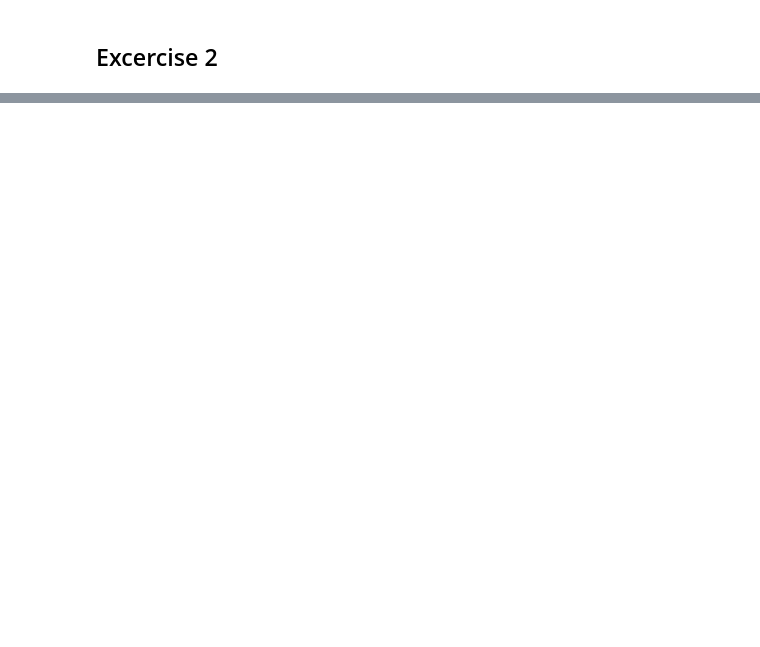
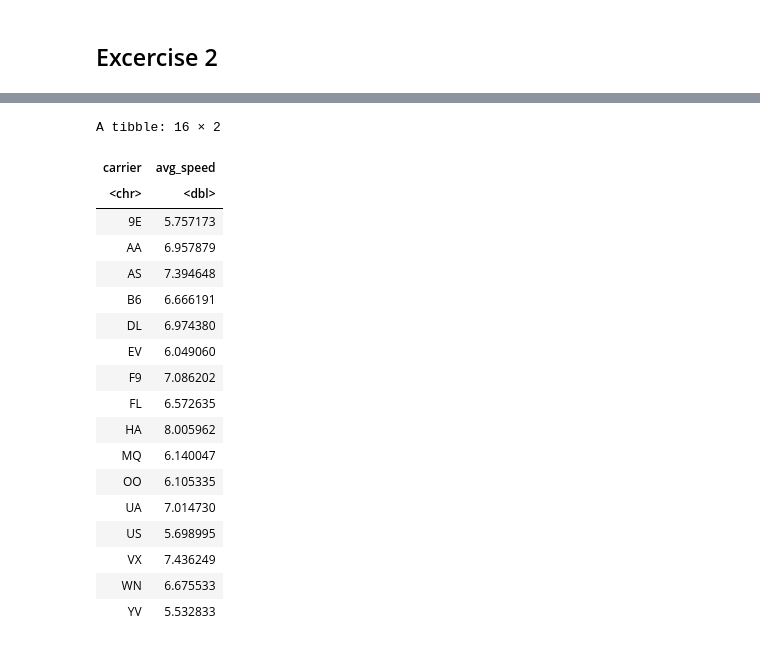
Before and after one commit to glennnoronha/R, a Jupyter notebook: data_transformation.ipynb, the cells around one changed output, grey strips where cells are left out. Saved outputs shown, nothing was run; the diff lists cells and outputs as text; code cells hidden in the pictures; blank space fills up the shorter version.

```diff
--- a/data_transformation.ipynb
+++ b/data_transformation.ipynb
@@ -615,0 +647,22 @@ A tibble: 5 × 19
+# %%
+flights |>
+# %% [output]
+A tibble: 16 × 2
+| carrier | avg_speed |
+| <chr> | <dbl> |
+| 9E | 5.757173 |
+| AA | 6.957879 |
+| AS | 7.394648 |
+| B6 | 6.666191 |
+| DL | 6.974380 |
+| EV | 6.049060 |
+| F9 | 7.086202 |
+| FL | 6.572635 |
+| HA | 8.005962 |
+| MQ | 6.140047 |
+| OO | 6.105335 |
+| UA | 7.014730 |
+| US | 5.698995 |
+| VX | 7.436249 |
+| WN | 6.675533 |
+| YV | 5.532833 |
```
Also changed, not shown: parts of 2 cells of this notebook.
